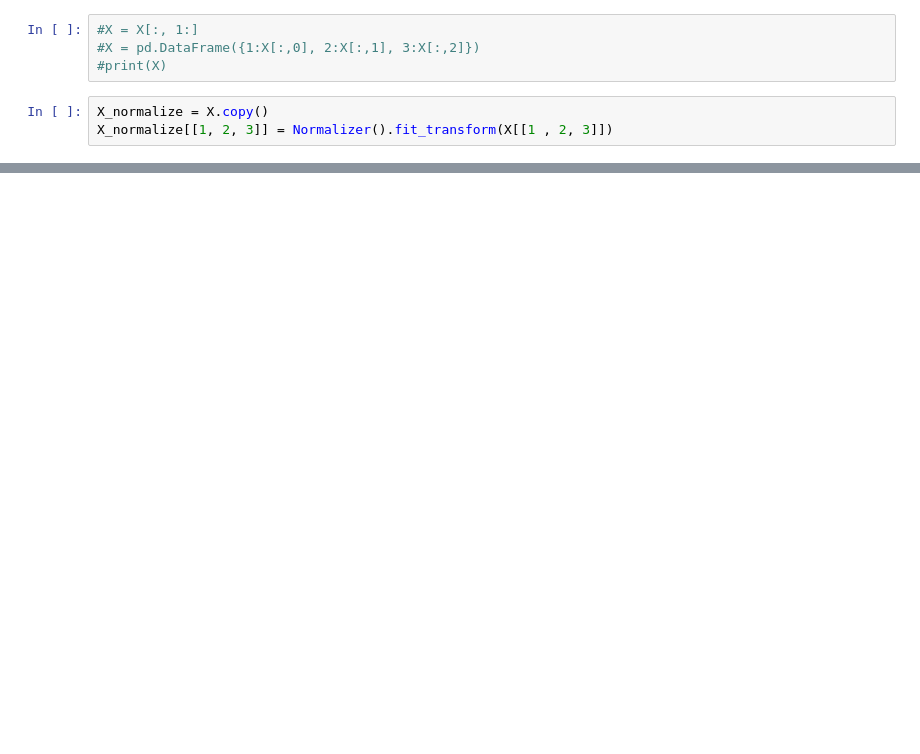
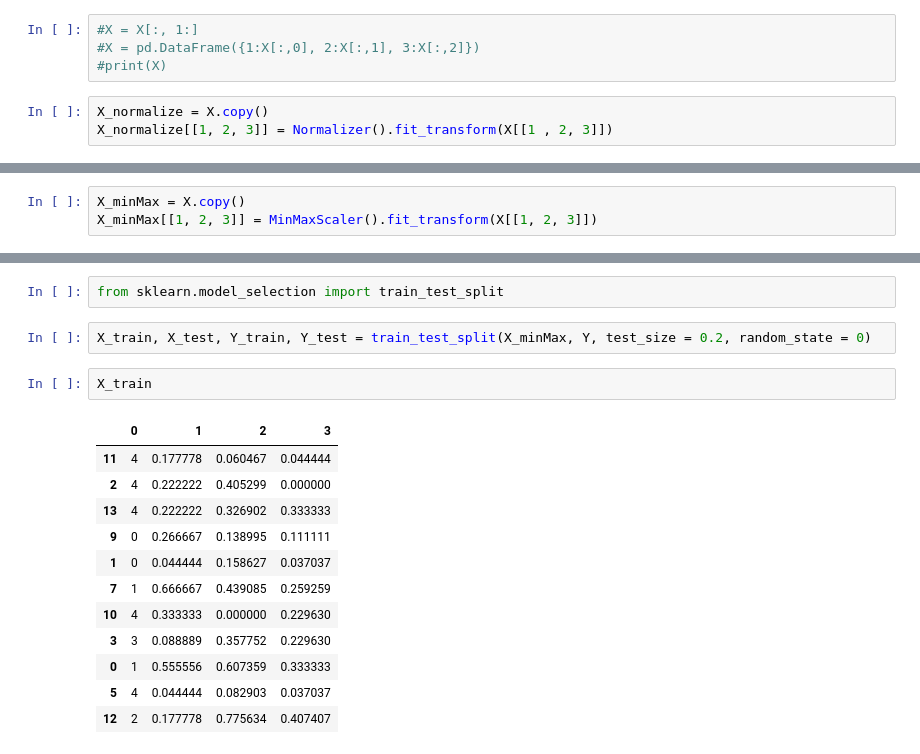
Before and after one commit to BrnCode/Pre-processamento-completo-em-python, a Jupyter notebook: Pré_processameto_de_dados.ipynb, the cells around one changed output, grey strips where cells are left out. Saved outputs shown, nothing was run; the diff lists cells and outputs as text; blank space fills up the shorter version.

```diff
--- a/Pré_processameto_de_dados.ipynb
+++ b/Pré_processameto_de_dados.ipynb
@@ -311,0 +324,3 @@ X_normalize.head()
+# %%
+X_minMax = X.copy()
+X_minMax[[1, 2, 3]] = MinMaxScaler().fit_transform(X[[1, 2, 3]])
@@ -311,0 +566,19 @@ X_normalize.head()
+# %%
+from sklearn.model_selection import train_test_split
+# %%
+X_train, X_test, Y_train, Y_test = train_test_split(X_minMax, Y, test_size = 0.2, random_state = 0)
+# %%
+X_train
+# %% [output]
+|  | 0 | 1 | 2 | 3 |
+| 11 | 4 | 0.177778 | 0.060467 | 0.044444 |
+| 2 | 4 | 0.222222 | 0.405299 | 0.000000 |
+| 13 | 4 | 0.222222 | 0.326902 | 0.333333 |
+| 9 | 0 | 0.266667 | 0.138995 | 0.111111 |
+| 1 | 0 | 0.044444 | 0.158627 | 0.037037 |
+| 7 | 1 | 0.666667 | 0.439085 | 0.259259 |
+| 10 | 4 | 0.333333 | 0.000000 | 0.229630 |
+| 3 | 3 | 0.088889 | 0.357752 | 0.229630 |
+| 0 | 1 | 0.555556 | 0.607359 | 0.333333 |
+| 5 | 4 | 0.044444 | 0.082903 | 0.037037 |
+| 12 | 2 | 0.177778 | 0.775634 | 0.407407 |
```
Also changed, not shown: parts of 76 cells of this notebook.
